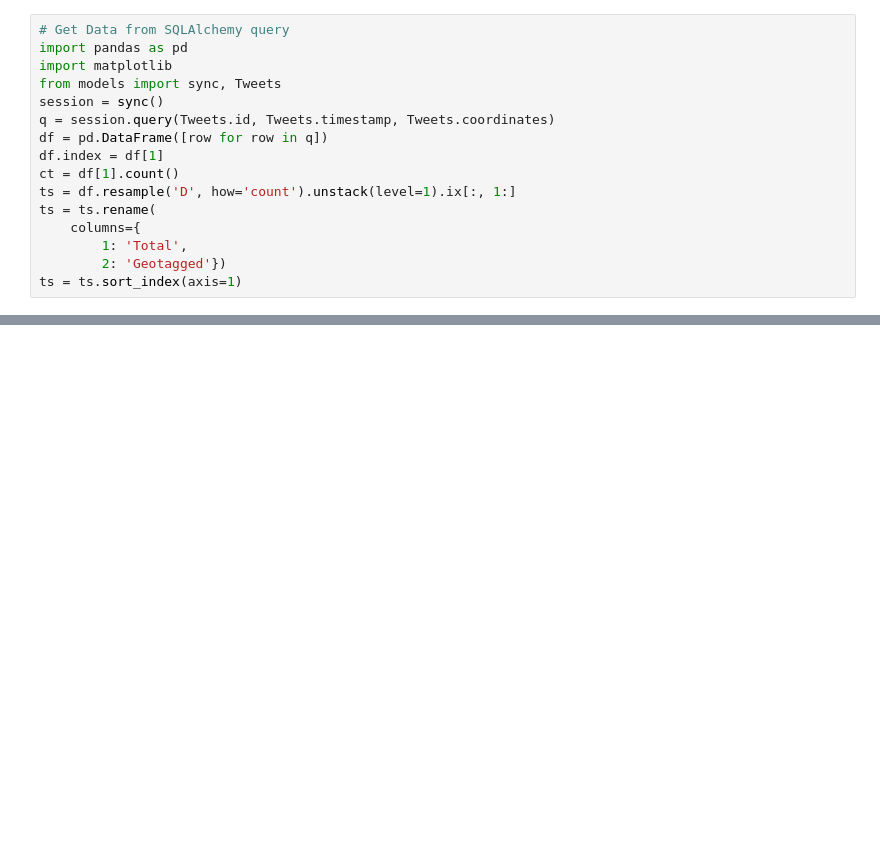
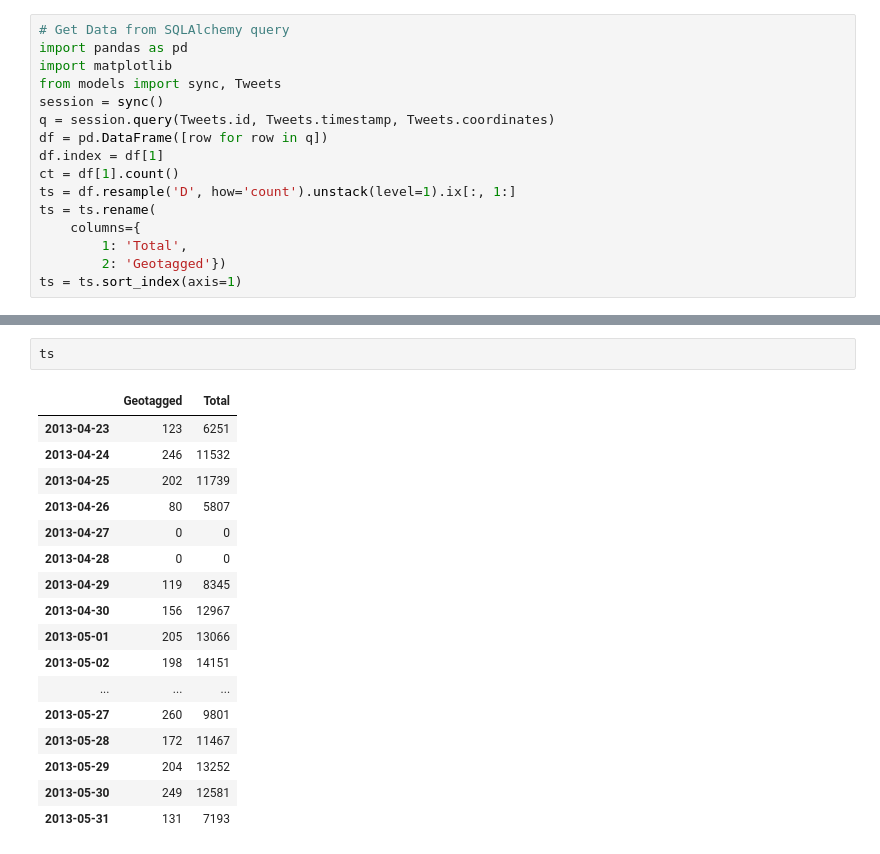
Before and after one commit to urschrei/tweetstodb, a Jupyter notebook: visualise_tweets.ipynb, the cells around one changed output, grey strips where cells are left out. Cells and saved outputs as stored; diff of their text form; blank space fills up the shorter version.

```diff
--- a/visualise_tweets.ipynb
+++ b/visualise_tweets.ipynb
@@ -45,0 +47,20 @@ plt.savefig("example.png", dpi=100)
+# %%
+ts
+# %% [output]
+|  | Geotagged | Total |
+| 2013-04-23 | 123 | 6251 |
+| 2013-04-24 | 246 | 11532 |
+| 2013-04-25 | 202 | 11739 |
+| 2013-04-26 | 80 | 5807 |
+| 2013-04-27 | 0 | 0 |
+| 2013-04-28 | 0 | 0 |
+| 2013-04-29 | 119 | 8345 |
+| 2013-04-30 | 156 | 12967 |
+| 2013-05-01 | 205 | 13066 |
+| 2013-05-02 | 198 | 14151 |
+| ... | ... | ... |
+| 2013-05-27 | 260 | 9801 |
+| 2013-05-28 | 172 | 11467 |
+| 2013-05-29 | 204 | 13252 |
+| 2013-05-30 | 249 | 12581 |
+| 2013-05-31 | 131 | 7193 |
```
Also changed, not shown: parts of 1 cell of this notebook, 1 other file.
